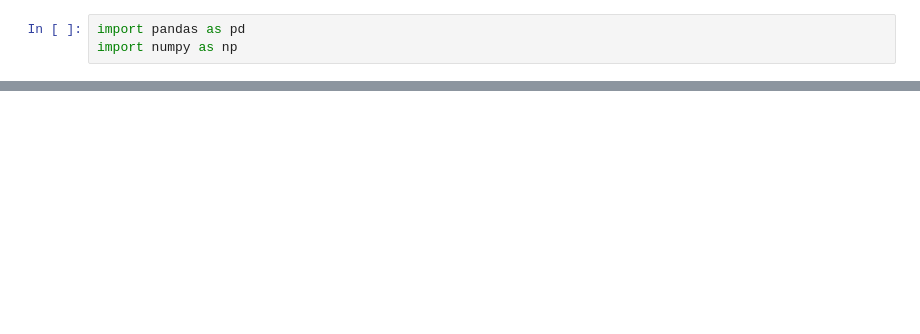
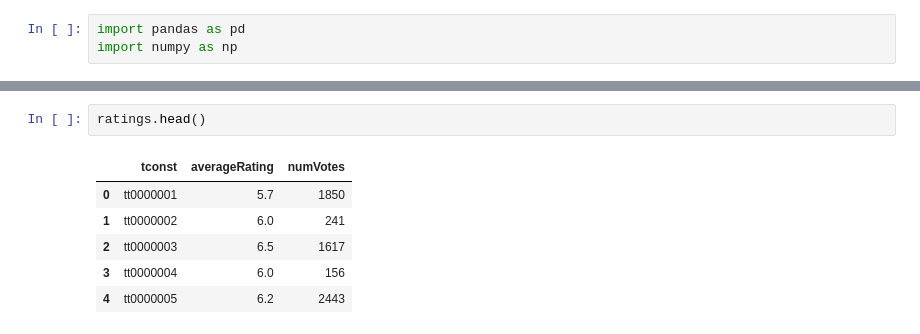
Before and after one commit to diyamanandhar/Cineflix, a Jupyter notebook: main.ipynb, the cells around one changed output, grey strips where cells are left out. Saved outputs shown, nothing was run; the diff lists cells and outputs as text; blank space fills up the shorter version.

```diff
--- a/main.ipynb
+++ b/main.ipynb
@@ -11,0 +27,9 @@ local_data = local_data.drop(columns=columnsToDrop)
+# %%
+ratings.head()
+# %% [output]
+|  | tconst | averageRating | numVotes |
+| 0 | tt0000001 | 5.7 | 1850 |
+| 1 | tt0000002 | 6.0 | 241 |
+| 2 | tt0000003 | 6.5 | 1617 |
+| 3 | tt0000004 | 6.0 | 156 |
+| 4 | tt0000005 | 6.2 | 2443 |
```
Also changed, not shown: parts of 23 cells of this notebook, 2 other files.
